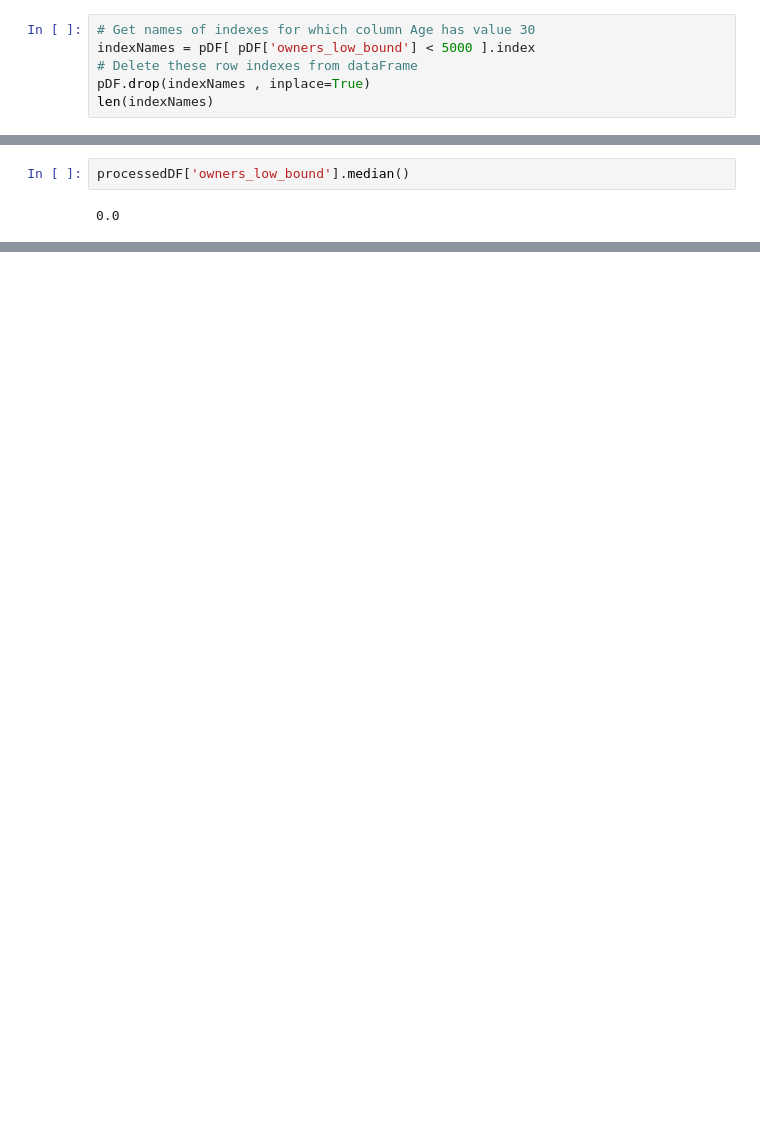
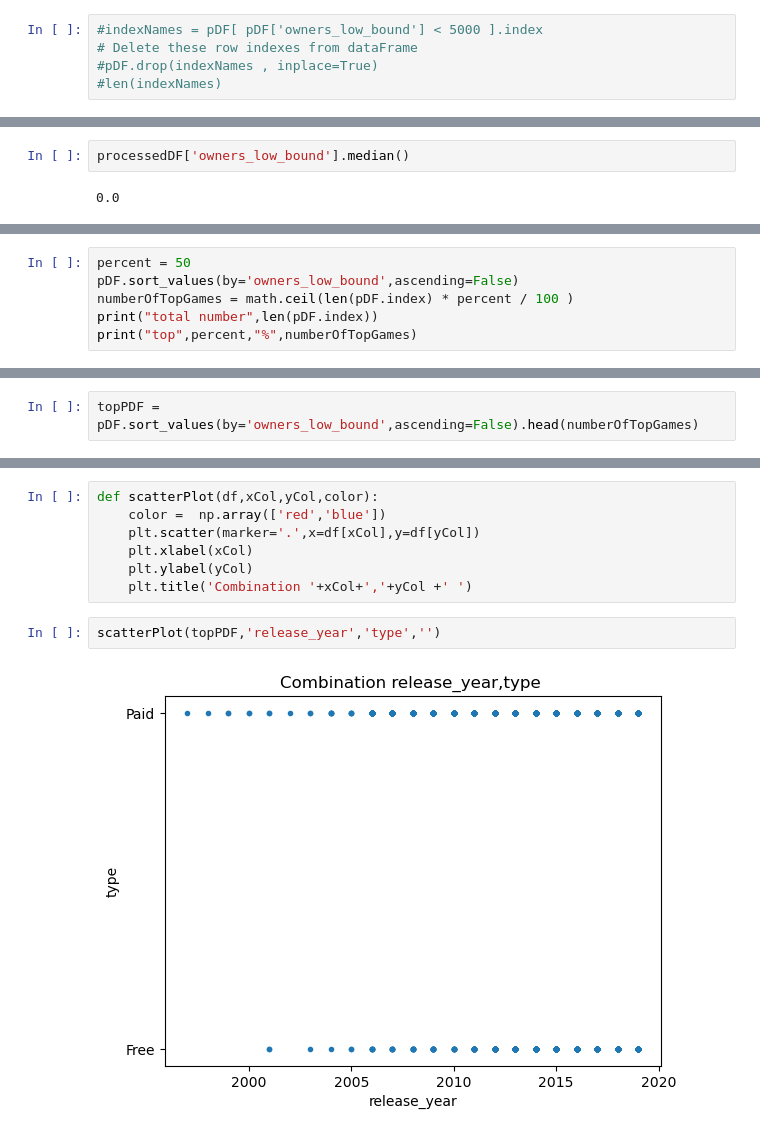
Before and after one commit to Emanum/TU_Visual_Data_Science, a Jupyter notebook: lab2/Steam-Analysis.ipynb, the cells around one changed output, grey strips where cells are left out. Saved outputs shown, nothing was run; the diff lists cells and outputs as text; blank space fills up the shorter version.

Commit message:
total playtime

```diff
--- a/lab2/Steam-Analysis.ipynb
+++ b/lab2/Steam-Analysis.ipynb
@@ -202,8 +206,7 @@ pDF.boxplot(column=['owners_low_bound','owners_high_bound'], return_type='axes',
 <AxesSubplot:>
 [figure]
 # %%
-# Get names of indexes for which column Age has value 30
-indexNames = pDF[ pDF['owners_low_bound'] < 5000 ].index
+#indexNames = pDF[ pDF['owners_low_bound'] < 5000 ].index
 # Delete these row indexes from dataFrame
-pDF.drop(indexNames , inplace=True)
-len(indexNames)
+#pDF.drop(indexNames , inplace=True)
+#len(indexNames)
@@ -253,0 +254,6 @@ KeyError: False
+# %%
+percent = 50
+pDF.sort_values(by='owners_low_bound',ascending=False)
+numberOfTopGames = math.ceil(len(pDF.index) * percent / 100 )
+print("total number",len(pDF.index))
+print("top",percent,"%",numberOfTopGames)
@@ -253,0 +263,2 @@ KeyError: False
+# %%
+topPDF = pDF.sort_values(by='owners_low_bound',ascending=False).head(numberOfTopGames)
@@ -253,0 +281,11 @@ KeyError: False
+# %%
+def scatterPlot(df,xCol,yCol,color):
+    color =  np.array(['red','blue'])
+    plt.scatter(marker='.',x=df[xCol],y=df[yCol])
+    plt.xlabel(xCol)
+    plt.ylabel(yCol)
+    plt.title('Combination '+xCol+','+yCol +' ')
+# %%
+scatterPlot(topPDF,'release_year','type','')
+# %% [output]
+[figure, added]
```
Also changed, not shown: parts of 16 cells of this notebook, 1 other file.
